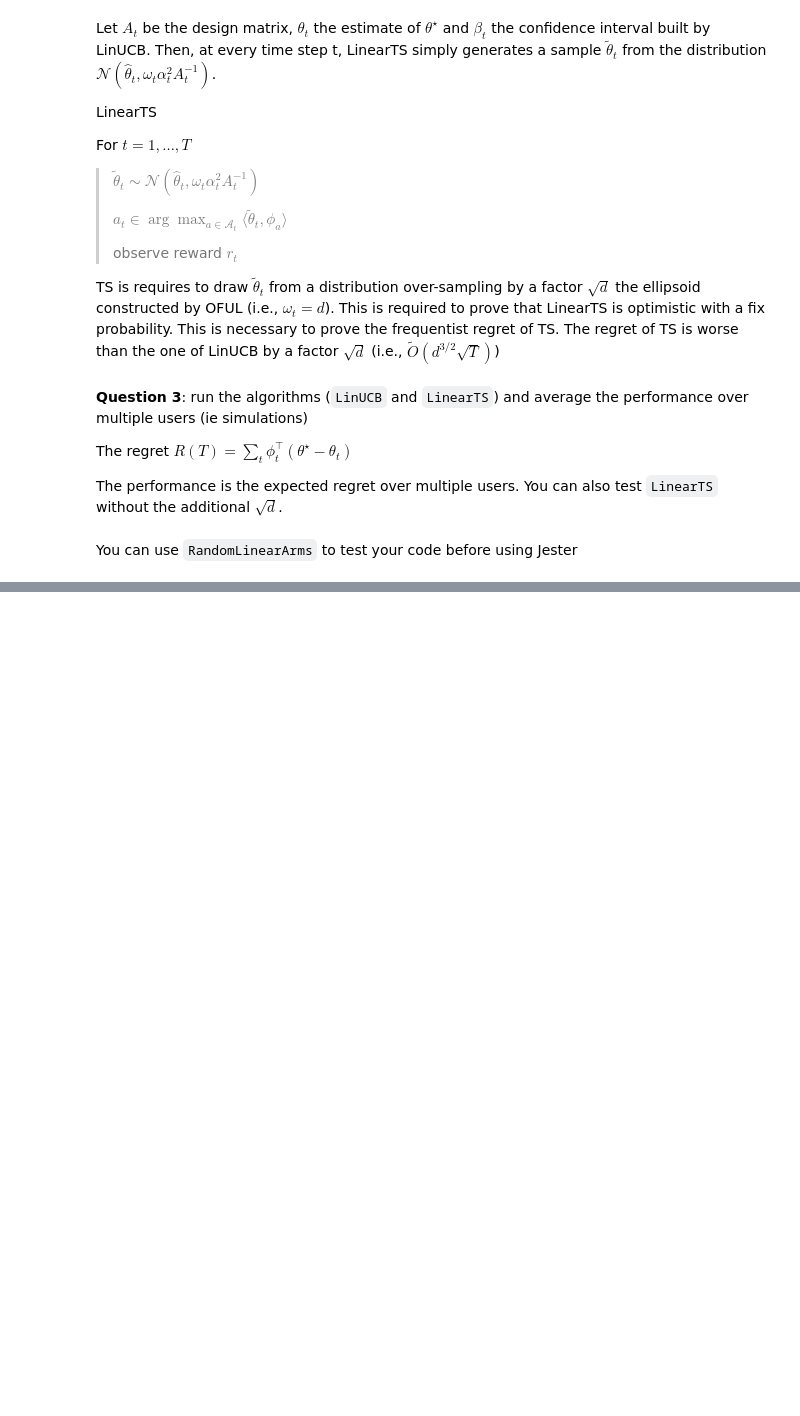
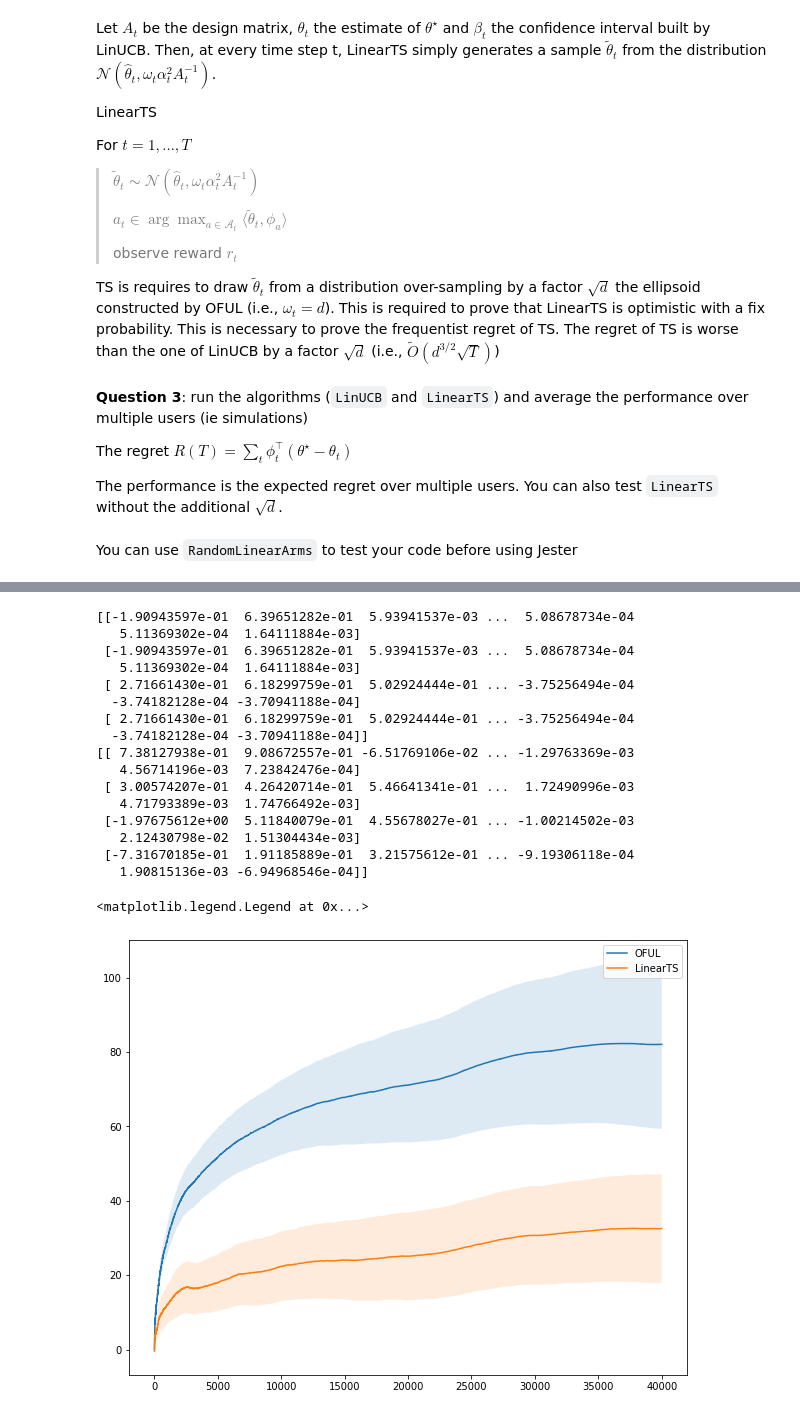
Before and after one commit to ArnaudYoh/MVA_RL, a Jupyter notebook: MVARL19_part3.ipynb, the cells around one changed output, grey strips where cells are left out. Cells and saved outputs as stored; diff of their text form; code cells hidden in the pictures; blank space fills up the shorter version.

```diff
--- a/MVARL19_part3.ipynb
+++ b/MVARL19_part3.ipynb
@@ -401,0 +533,36 @@ plt.legend()
+# %%
+# Without the sqrt(d) oversampling
+
+for alg_name in algorithms.keys():
+    print(regrets[alg_name])
+
+plt.figure(figsize=(10,8))
+for alg_name in regrets.keys():
+    data = np.cumsum(regrets[alg_name], axis=1)
+    n_rep, T = data.shape
+
+    mean_regret = np.mean(data, axis=0)
+    std_regret = np.std(data, axis=0) / math.sqrt(n_rep)
+    t = np.arange(T)
+    plt.plot(t, mean_regret, label=alg_name)
+    plt.fill_between(t, mean_regret - 2 * std_regret, mean_regret + 2 * std_regret, alpha=0.15)
+plt.legend()
+# %% [output]
+[[-1.90943597e-01  6.39651282e-01  5.93941537e-03 ...  5.08678734e-04
+   5.11369302e-04  1.64111884e-03]
+ [-1.90943597e-01  6.39651282e-01  5.93941537e-03 ...  5.08678734e-04
+   5.11369302e-04  1.64111884e-03]
+ [ 2.71661430e-01  6.18299759e-01  5.02924444e-01 ... -3.75256494e-04
+  -3.74182128e-04 -3.70941188e-04]
+ [ 2.71661430e-01  6.18299759e-01  5.02924444e-01 ... -3.75256494e-04
+  -3.74182128e-04 -3.70941188e-04]]
+[[ 7.38127938e-01  9.08672557e-01 -6.51769106e-02 ... -1.29763369e-03
+   4.56714196e-03  7.23842476e-04]
+ [ 3.00574207e-01  4.26420714e-01  5.46641341e-01 ...  1.72490996e-03
+   4.71793389e-03  1.74766492e-03]
+ [-1.97675612e+00  5.11840079e-01  4.55678027e-01 ... -1.00214502e-03
+   2.12430798e-02  1.51304434e-03]
+ [-7.31670185e-01  1.91185889e-01  3.21575612e-01 ... -9.19306118e-04
+   1.90815136e-03 -6.94968546e-04]]
+<matplotlib.legend.Legend at 0x...>
+[figure, added]
```
Also changed, not shown: parts of 10 cells of this notebook, 3 other files.
